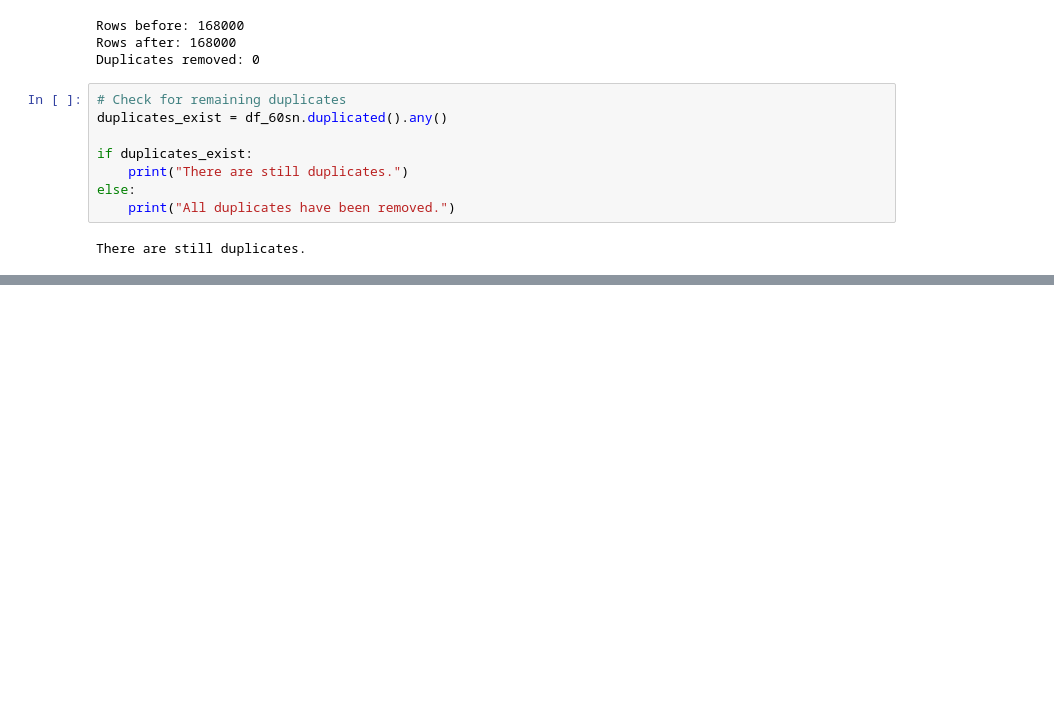
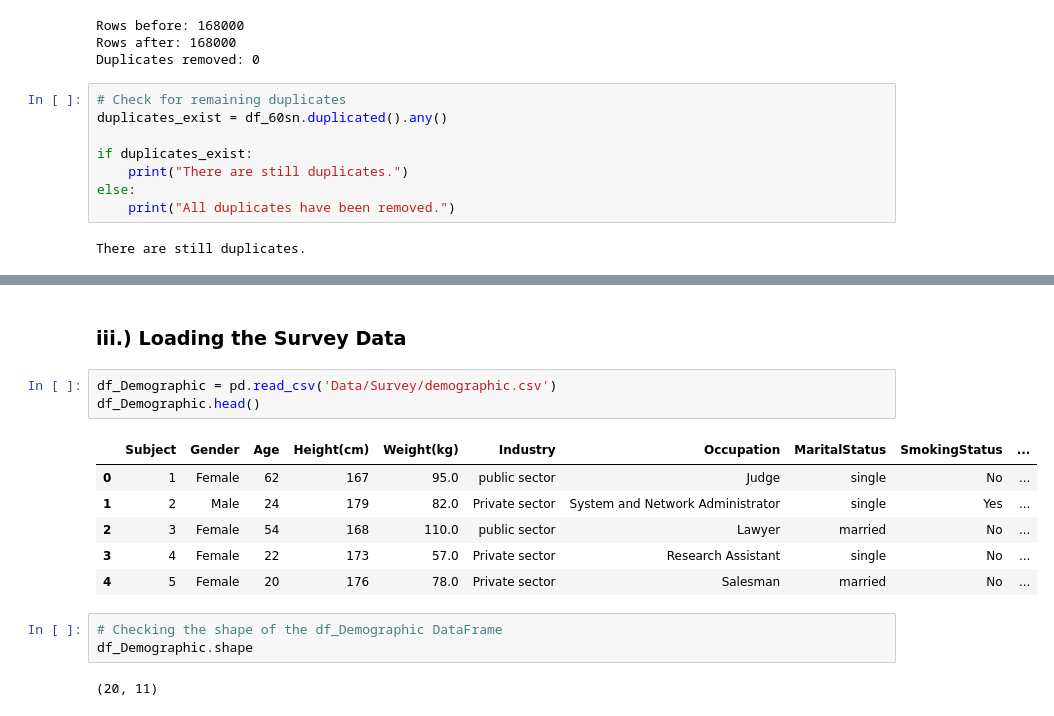
Before and after one commit to FGithaiga/WORK_STRESS, a Jupyter notebook: index.ipynb, the cells around one changed output, grey strips where cells are left out. Drawn from its saved outputs; the diff is of its cells as text; blank space fills up the shorter version.

```diff
--- a/index.ipynb
+++ b/index.ipynb
@@ -241,0 +320,17 @@ There are still duplicates.
+# %% [markdown]
+### iii.) Loading the Survey Data
+# %%
+df_Demographic = pd.read_csv('Data/Survey/demographic.csv')
+df_Demographic.head()
+# %% [output]
+|  | Subject | Gender | Age | Height(cm) | Weight(kg) | Industry | Occupation | MaritalStatus | SmokingStatus | ... |
+| 0 | 1 | Female | 62 | 167 | 95.0 | public sector | Judge | single | No | ... |
+| 1 | 2 | Male | 24 | 179 | 82.0 | Private sector | System and Network Administrator | single | Yes | ... |
+| 2 | 3 | Female | 54 | 168 | 110.0 | public sector | Lawyer | married | No | ... |
+| 3 | 4 | Female | 22 | 173 | 57.0 | Private sector | Research Assistant | single | No | ... |
+| 4 | 5 | Female | 20 | 176 | 78.0 | Private sector | Salesman | married | No | ... |
+# %%
+# Checking the shape of the df_Demographic DataFrame
+df_Demographic.shape
+# %% [output]
+(20, 11)
```
Also changed, not shown: parts of 38 cells of this notebook.
